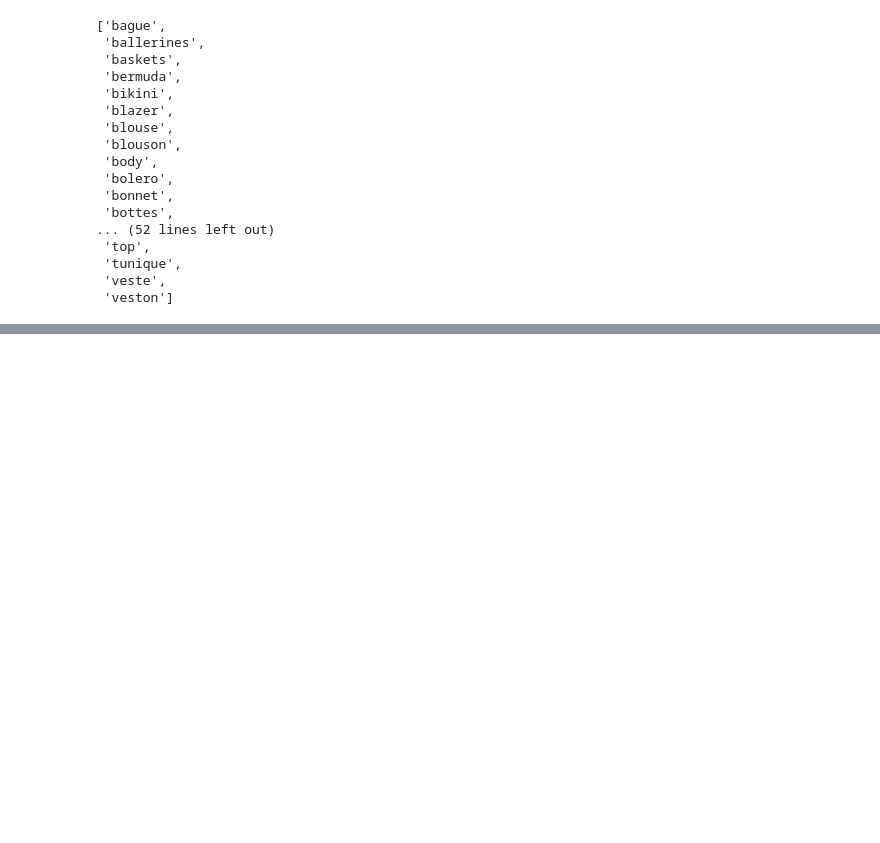
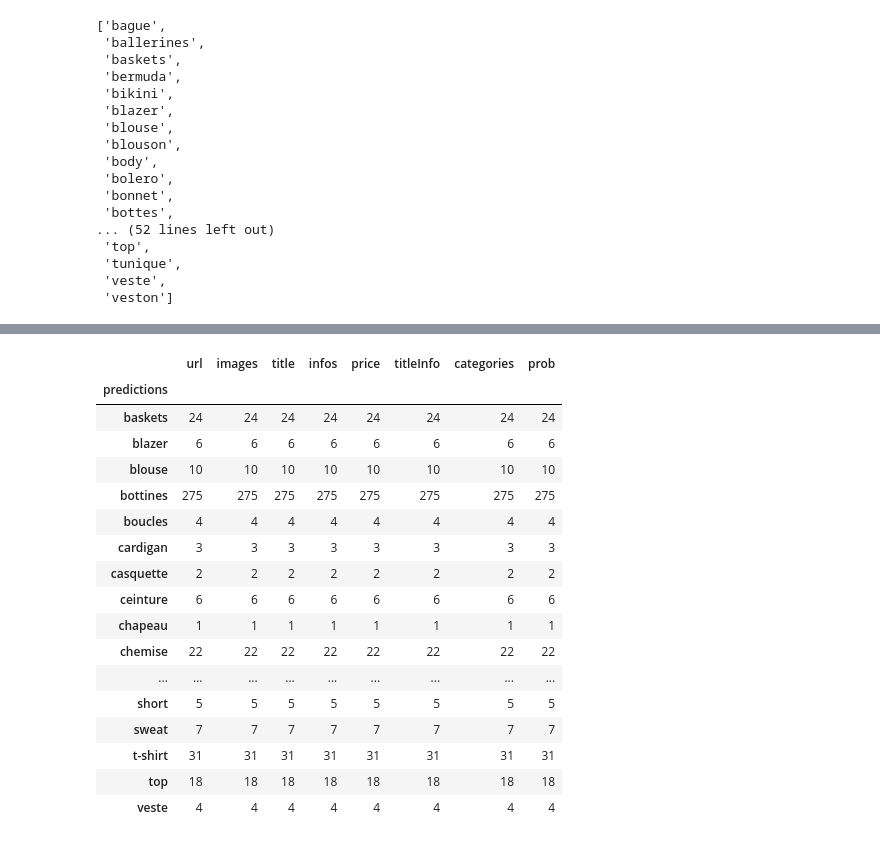
Before and after one commit to moh/foqus_web_scrap, a Jupyter notebook: foqus-filter/Doc.ipynb, the cells around one changed output, grey strips where cells are left out. Drawn from its saved outputs; the diff is of its cells as text; code cells hidden in the pictures; blank space fills up the shorter version.

Commit message:
To predict the category we start by the title info, then by the info if proba is low.

```diff
--- a/foqus-filter/Doc.ipynb
+++ b/foqus-filter/Doc.ipynb
@@ -814,0 +905,52 @@ i
+# %%
+# index of vectors to test
+index = 0
+
+classes = model.classes_
+# %%
+probas_info = model.predict_proba(vectors_infos[index])[0]
+probas_title = model.predict_proba(vectors_titleInfo[index])[0]
+
+probas_final = info_ratio*probas_info + (1 - info_ratio)*probas_title
+
+prob_class = [(probas_final[x], classes[x]) for x in range(len(probas_final))]
+prob_class.sort()
+prob_class = prob_class[::-1]
+# %%
+predictions = []
+for index in range(len(infos_data)):
+    probas_info = model.predict_proba(vectors_infos[index])[0]
+    probas_title = model.predict_proba(vectors_titleInfo[index])[0]
+
+    probas_final = info_ratio*probas_info + (1 - info_ratio)*probas_title
+
+    prob_class = [(probas_final[x], classes[x]) for x in range(len(probas_final))]
+    prob_class.sort()
+    prob_class = prob_class[::-1]
+    if prob_class[0][0] <= 0.4:
+        predictions.append("other")
+    else:
+        predictions.append(prob_class[0][1])
+# %%
+data["predictions"] = predictions
+# %%
+data.groupby("predictions").count()
+# %% [output]
+|  | url | images | title | infos | price | titleInfo | categories | prob |
+| predictions |  |  |  |  |  |  |  |  |
+| baskets | 24 | 24 | 24 | 24 | 24 | 24 | 24 | 24 |
+| blazer | 6 | 6 | 6 | 6 | 6 | 6 | 6 | 6 |
+| blouse | 10 | 10 | 10 | 10 | 10 | 10 | 10 | 10 |
+| bottines | 275 | 275 | 275 | 275 | 275 | 275 | 275 | 275 |
+| boucles | 4 | 4 | 4 | 4 | 4 | 4 | 4 | 4 |
+| cardigan | 3 | 3 | 3 | 3 | 3 | 3 | 3 | 3 |
+| casquette | 2 | 2 | 2 | 2 | 2 | 2 | 2 | 2 |
+| ceinture | 6 | 6 | 6 | 6 | 6 | 6 | 6 | 6 |
+| chapeau | 1 | 1 | 1 | 1 | 1 | 1 | 1 | 1 |
+| chemise | 22 | 22 | 22 | 22 | 22 | 22 | 22 | 22 |
+| ... | ... | ... | ... | ... | ... | ... | ... | ... |
+| short | 5 | 5 | 5 | 5 | 5 | 5 | 5 | 5 |
+| sweat | 7 | 7 | 7 | 7 | 7 | 7 | 7 | 7 |
+| t-shirt | 31 | 31 | 31 | 31 | 31 | 31 | 31 | 31 |
+| top | 18 | 18 | 18 | 18 | 18 | 18 | 18 | 18 |
+| veste | 4 | 4 | 4 | 4 | 4 | 4 | 4 | 4 |
```
Also changed, not shown: parts of 18 cells of this notebook, 4 other files.
